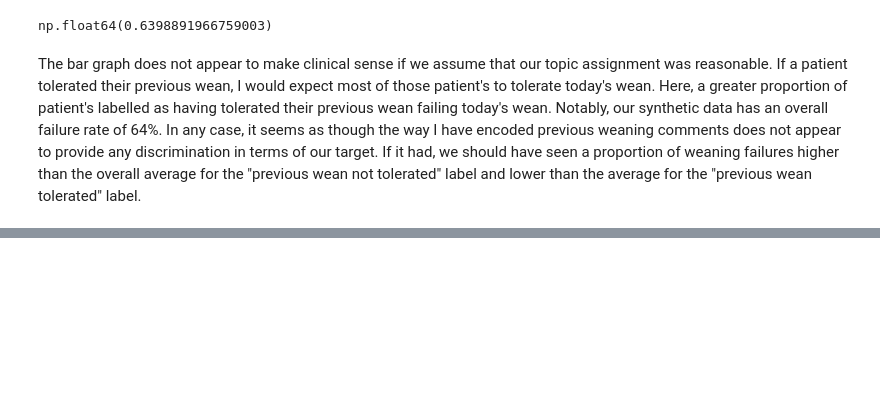
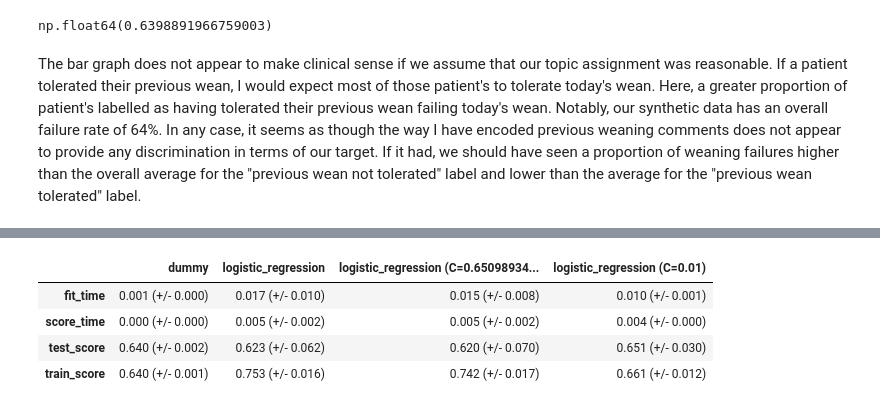
Before and after one commit to ajarodpaulson/mock-predict-weaning-failure, a Jupyter notebook: predict_weaning_failure.ipynb, the cells around one changed output, grey strips where cells are left out. Cells and saved outputs as stored; diff of their text form; code cells hidden in the pictures; blank space fills up the shorter version.

```diff
--- a/predict_weaning_failure.ipynb
+++ b/predict_weaning_failure.ipynb
@@ -406,3 +461,8 @@ ct = ColumnTransformer(
 # %%
 # Baseline
-dummy_classifier = DummyClassifier()
+dummy = DummyClassifier(strategy="most_frequent")
+
+results_dict["dummy"] = mean_std_cross_val_scores(
+    dummy, X_train, y_train, return_train_score=True
+)
+pd.DataFrame(results_dict)
@@ -410,0 +512,16 @@ dummy_classifier = DummyClassifier()
+# %%
+best_validation_idx = results_df["mean_cv_scores"].idxmax()
+best_C = results_df.loc[best_validation_idx, "C"]
+lr = LogisticRegression(C=best_C, max_iter=1000)
+pipe_lr = make_pipeline(ct, lr)
+
+results_dict[f"logistic_regression (C={best_C})"] = mean_std_cross_val_scores(
+    pipe_lr, X_train, y_train, return_train_score=True
+)
+pd.DataFrame(results_dict)
+# %% [output]
+|  | dummy | logistic_regression | logistic_regression (C=0.65098934... | logistic_regression (C=0.01) |
+| fit_time | 0.001 (+/- 0.000) | 0.017 (+/- 0.010) | 0.015 (+/- 0.008) | 0.010 (+/- 0.001) |
+| score_time | 0.000 (+/- 0.000) | 0.005 (+/- 0.002) | 0.005 (+/- 0.002) | 0.004 (+/- 0.000) |
+| test_score | 0.640 (+/- 0.002) | 0.623 (+/- 0.062) | 0.620 (+/- 0.070) | 0.651 (+/- 0.030) |
+| train_score | 0.640 (+/- 0.001) | 0.753 (+/- 0.016) | 0.742 (+/- 0.017) | 0.661 (+/- 0.012) |
```
Also changed, not shown: parts of 11 cells of this notebook.
